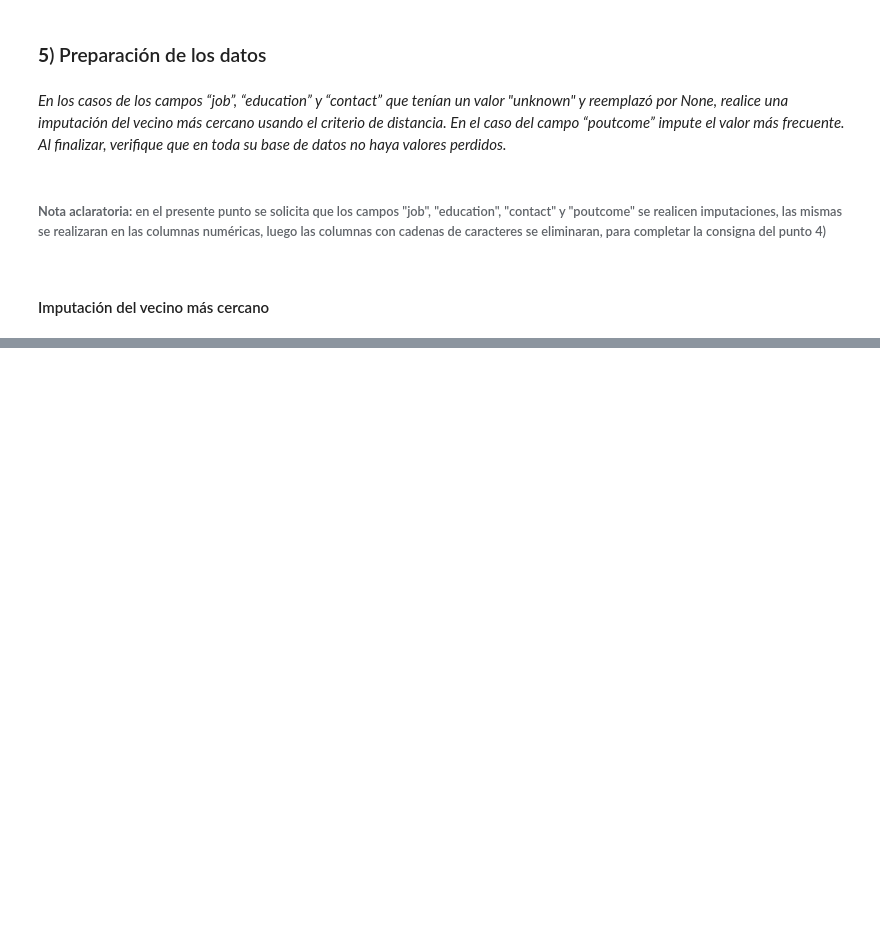
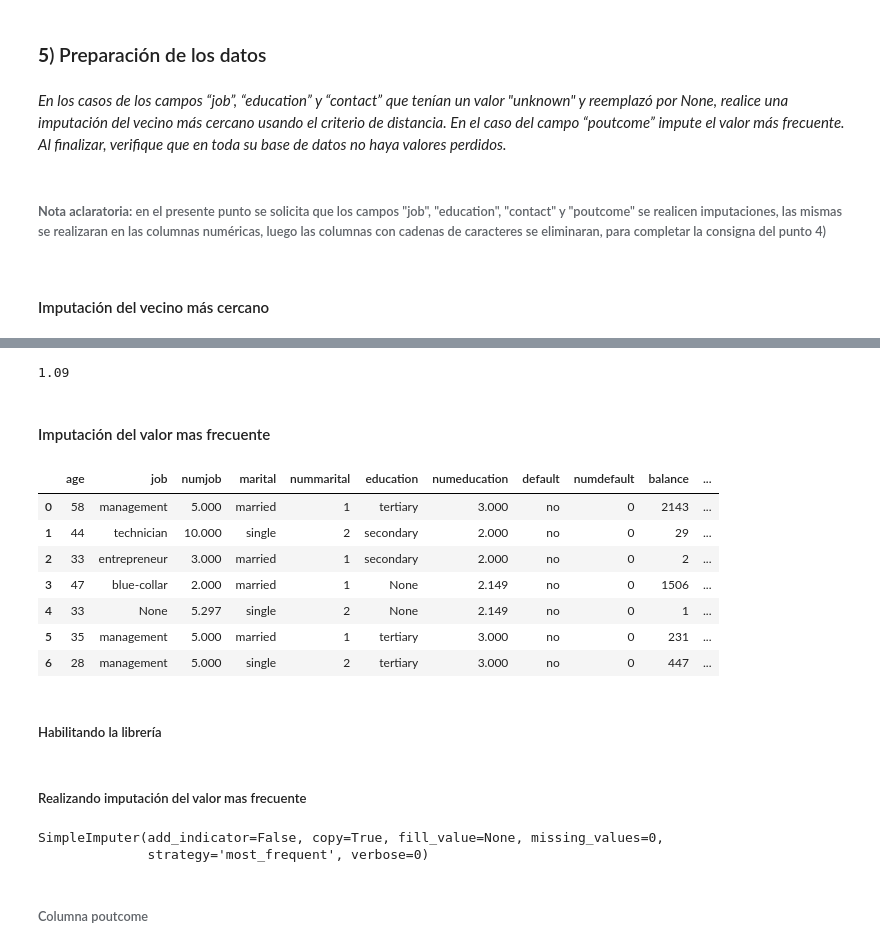
Before and after one commit to cristiandarioortegayubro/Maestria-Ciencia-de-Datos-UBA-FCE, a Jupyter notebook: Taller_de_Programacion/TF_TPP_ORTEGA_YUBRO.ipynb, the cells around one changed output, grey strips where cells are left out. Cells and saved outputs as stored; diff of their text form; code cells hidden in the pictures; blank space fills up the shorter version.

```diff
--- a/Taller_de_Programacion/TF_TPP_ORTEGA_YUBRO.ipynb
+++ b/Taller_de_Programacion/TF_TPP_ORTEGA_YUBRO.ipynb
@@ -457,0 +508,3 @@ memory usage: 9.0+ MB
+# %%
+bankfull.numeducation = imputacion.fit_transform(bankfull[["numeducation"]])
+bankfull.numeducation[3]
@@ -457,0 +517,3 @@ memory usage: 9.0+ MB
+# %%
+bankfull.numeducation = bankfull.numeducation.apply(lambda x: round(x, 3))
+bankfull.numeducation[3]
@@ -457,0 +528,3 @@ memory usage: 9.0+ MB
+# %%
+bankfull.numcontact = imputacion.fit_transform(bankfull[["numcontact"]])
+bankfull.numcontact[0]
@@ -457,0 +537,20 @@ memory usage: 9.0+ MB
+# %%
+bankfull.numcontact = bankfull.numcontact.apply(lambda x: round(x, 3))
+bankfull.numcontact[0]
+# %% [output]
+1.09
+# %% [markdown]
+#### Imputación del valor mas frecuente
+# %%
+bankfull.head(7)
+# %% [output]
+|  | age | job | numjob | marital | nummarital | education | numeducation | default | numdefault | balance | ... |
+| 0 | 58 | management | 5.000 | married | 1 | tertiary | 3.000 | no | 0 | 2143 | ... |
+| 1 | 44 | technician | 10.000 | single | 2 | secondary | 2.000 | no | 0 | 29 | ... |
+| 2 | 33 | entrepreneur | 3.000 | married | 1 | secondary | 2.000 | no | 0 | 2 | ... |
+| 3 | 47 | blue-collar | 2.000 | married | 1 | None | 2.149 | no | 0 | 1506 | ... |
+| 4 | 33 | None | 5.297 | single | 2 | None | 2.149 | no | 0 | 1 | ... |
+| 5 | 35 | management | 5.000 | married | 1 | tertiary | 3.000 | no | 0 | 231 | ... |
+| 6 | 28 | management | 5.000 | single | 2 | tertiary | 3.000 | no | 0 | 447 | ... |
+# %% [markdown]
+##### Habilitando la librería
@@ -457,0 +559,10 @@ memory usage: 9.0+ MB
+# %% [markdown]
+##### Realizando imputación del valor mas frecuente
+# %%
+valorfrecuente = SimpleImputer(strategy="most_frequent", missing_values=0)
+valorfrecuente
+# %% [output]
+SimpleImputer(add_indicator=False, copy=True, fill_value=None, missing_values=0,
+              strategy='most_frequent', verbose=0)
+# %% [markdown]
+###### Columna poutcome
```
Also changed, not shown: parts of 28 cells of this notebook.
